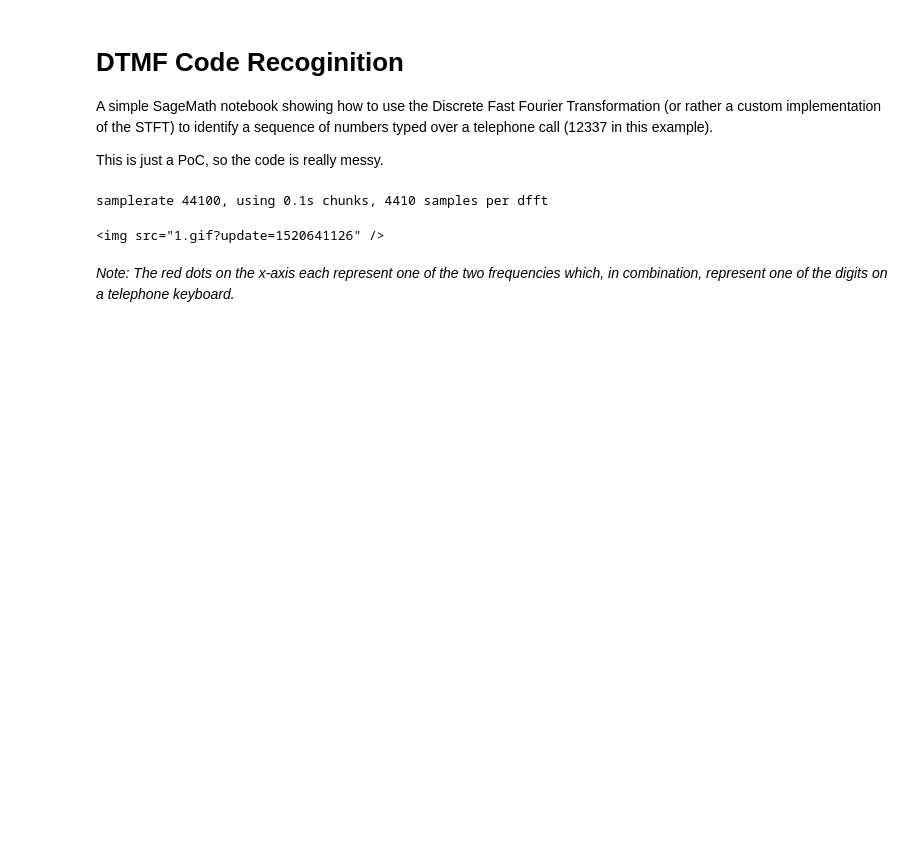
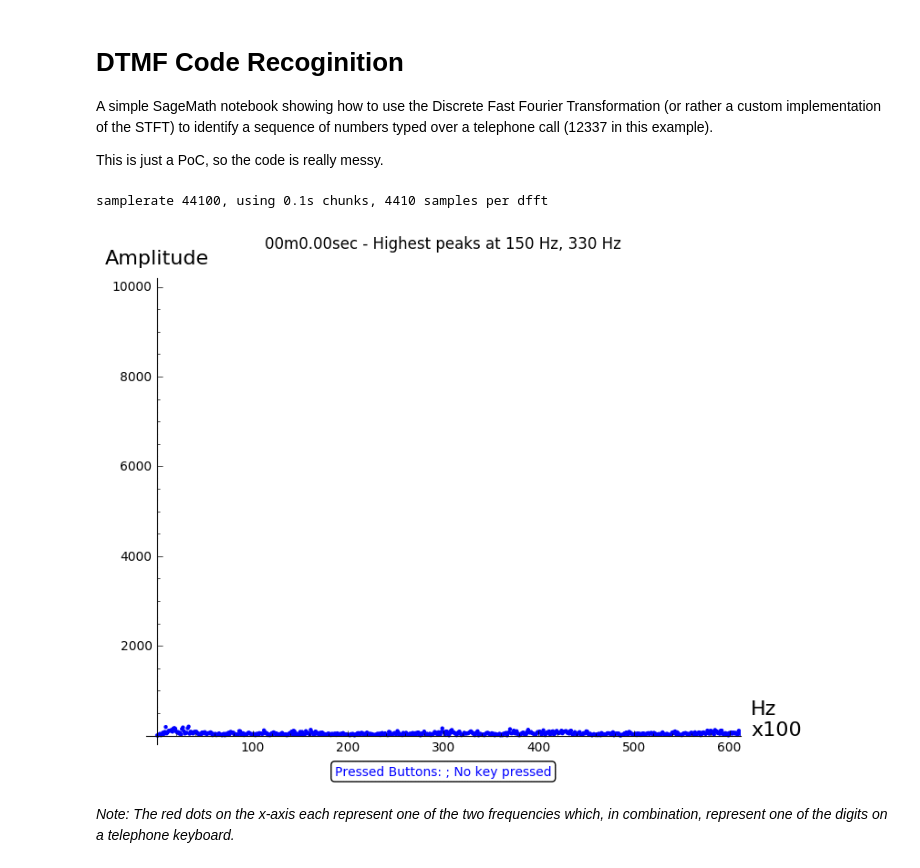
Before and after one commit to v4lli/fourier, a Jupyter notebook: dtmf.ipynb, the cells around one changed output. Cells and saved outputs as stored; diff of their text form; code cells hidden in the pictures; blank space fills up the shorter version.

```diff
--- a/dtmf.ipynb
+++ b/dtmf.ipynb
@@ -62,34 +65,37 @@ while cnt < total_steps:
     window = sounds[1][cnt*samples_per_step:cnt*samples_per_step+samples_per_step]
     fft = abs(rfft([e[0] for e in window]))
     peaks = find_peaks_cwt(fft, np.arange(5,10))
 
     gen_title = ("00m%.2fsec - Highest peaks at %d Hz, %d Hz" % (cnt*samples_per_step/sounds[0], peaks[0]*10, peaks[1]*10))
 
     dtmf_tone = get_tone_for_freq(peaks[0], peaks[1])
     marked = None
     if dtmf_tone:
         detected_sound = "#%d pressed!" % dtmf_tone
         marked = list_plot(Point([peaks[0], peaks[1]],[0, 0],{'alpha':.5}), color="red", size=100)
         if last_was_no_number:
             number += str(dtmf_tone)
             last_was_no_number = False
     else:
         detected_sound = "No key pressed"
         last_was_no_number = True
         marked = line([(0,0), (0,0)])
 
     detected_sound = "Pressed Buttons: " + number + "; " + detected_sound
 
     marked +=(list_plot(fft, title=gen_title, xmax=600, xmin=0, ymin=0, ymax=10000, axes_labels=["Hz\nx100", "Amplitude"]) +
              text(detected_sound, (300,-800), bounding_box={'boxstyle':'round', 'fc':'w'}))
 
     plots.append(marked)
     cnt += 1
 a = animate(plots)
 f = a.gif(savefile='1.gif', delay=10)
-html('<img src="1.gif?update=%d" />' % time.time())
+# Does not work on github, but should be used for development because otherwise the image isn't reloaded
+#html('<img src="1.gif?update=%d" />' % time.time())
+with open('./1.gif','rb') as f:
+    display(Image(data=f.read(), format='png'))
 # %% [output]
 samplerate 44100, using 0.1s chunks, 4410 samples per dfft
-<img src="1.gif?update=1520641126" />
+[figure, added]
 # %% [markdown]
 _Note: The red dots on the x-axis each represent one of the two frequencies which, in combination, represent one of the digits on a telephone keyboard._
```
Also changed, not shown: parts of 1 cell of this notebook.
